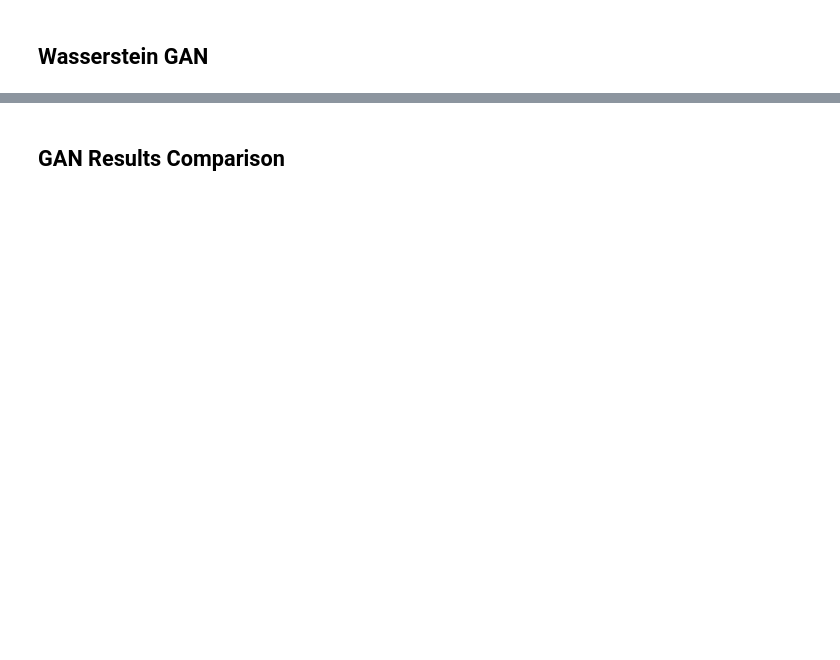
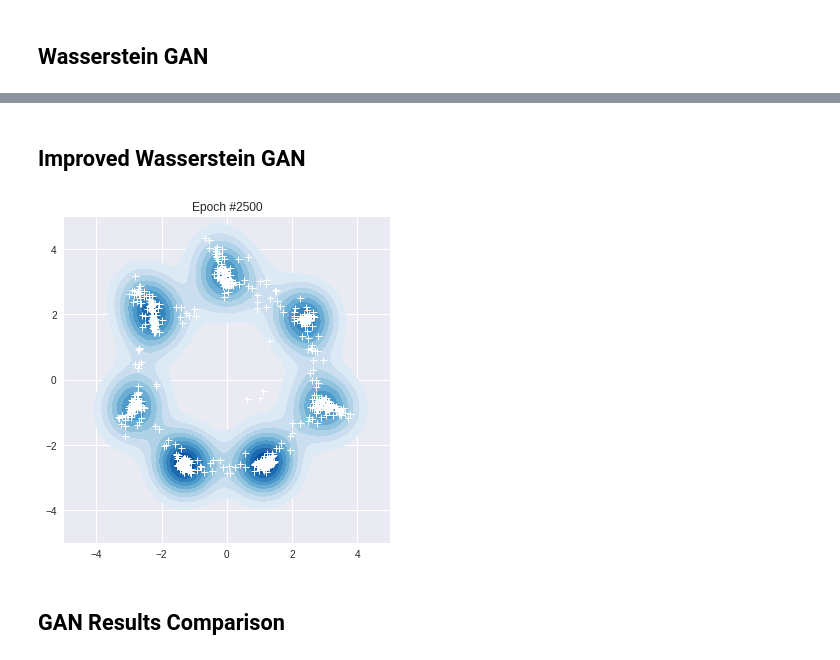
Before and after one commit to shaform/DeepNetworks, a Jupyter notebook: notebooks/GAN - Mixture of Gaussians.ipynb, the cells around one changed output, grey strips where cells are left out. Cells and saved outputs as stored; diff of their text form; code cells hidden in the pictures; blank space fills up the shorter version.

```diff
--- a/notebooks/GAN - Mixture of Gaussians.ipynb
+++ b/notebooks/GAN - Mixture of Gaussians.ipynb
@@ -169,3 +169,25 @@ with tf.Graph().as_default():
+# %% [markdown]
+## Improved Wasserstein GAN
+# %%
+from deep_networks.models.iwgan import WGAN
+
+with tf.Graph().as_default():
+    with tf.Session() as sess:
+        samples = []
+        sample_step = [i * gm_num_batches for i in (100, 250, 500, 1500, 2500)]
+        data, _ = get_gm_data()
+        gan = WGAN(sess,
+                   data,
+                   num_examples=gm_num_examples,
+                   output_shape=gm_output_shape,
+                   batch_size=gm_batch_size)
+        gan.train(num_epochs=2500,
+                  log_dir=gm_log_dir,
+                  sample_step=sample_step,
+                  sample_fn=sample_GAN(samples, gm_num_batches, 700))
+        gm_samples['iWGAN'] = samples
+# %% [output]
+[figure, added]
 # %% [markdown]
 ## GAN Results Comparison
 # %%
```
Also changed, not shown: parts of 5 cells of this notebook.
